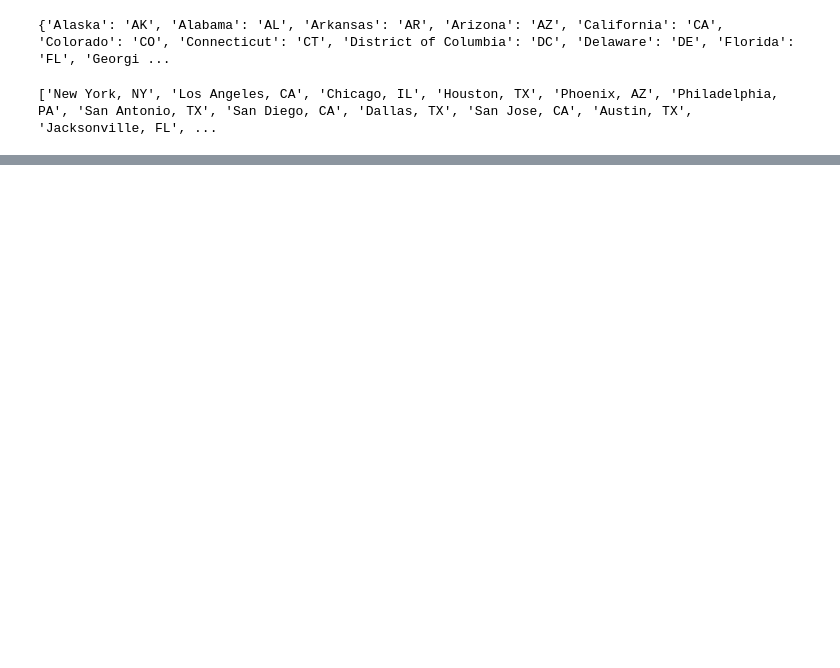
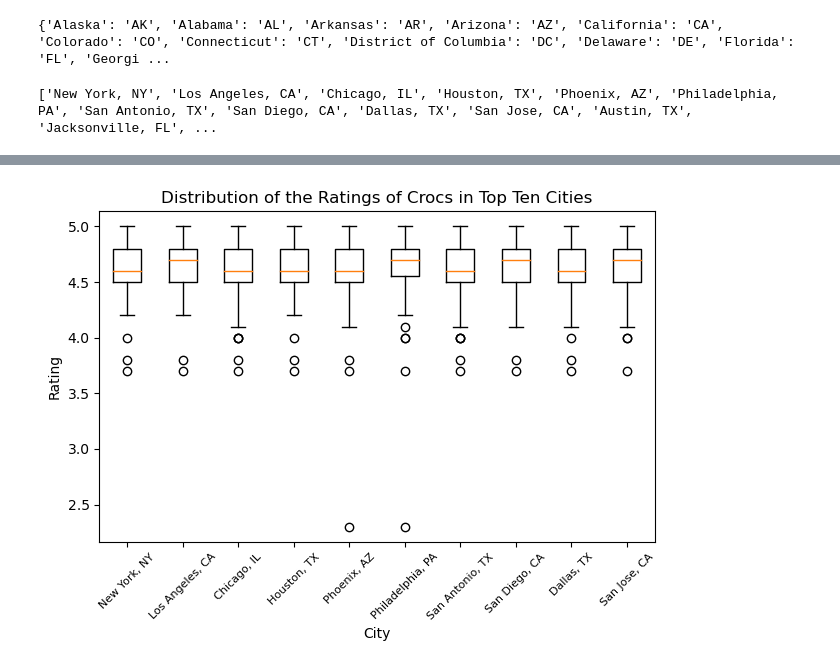
Before and after one commit to NoelleMtz/BirkCroc, a Jupyter notebook: kyara_analysis/crocs_prices_by_location.ipynb, the cells around one changed output, grey strips where cells are left out. Saved outputs shown, nothing was run; the diff lists cells and outputs as text; code cells hidden in the pictures; blank space fills up the shorter version.

```diff
--- a/kyara_analysis/crocs_prices_by_location.ipynb
+++ b/kyara_analysis/crocs_prices_by_location.ipynb
@@ -148,0 +236,14 @@ data_df
+# %%
+figure2 = plt.figure()
+# temp = city_df_list[0]['Price'].tolist()
+
+plt.boxplot(ratings_lol,labels=top_cities)
+plt.xticks(rotation=45, fontsize=8)
+plt.xlabel('City')
+plt.ylabel('Rating')
+plt.title('Distribution of the Ratings of Crocs in Top Ten Cities')
+plt.tight_layout()
+plt.savefig('rating_crocs.png')
+plt.show()
+# %% [output]
+[figure, added]
```
Also changed, not shown: parts of 12 cells of this notebook, 3 other files.
